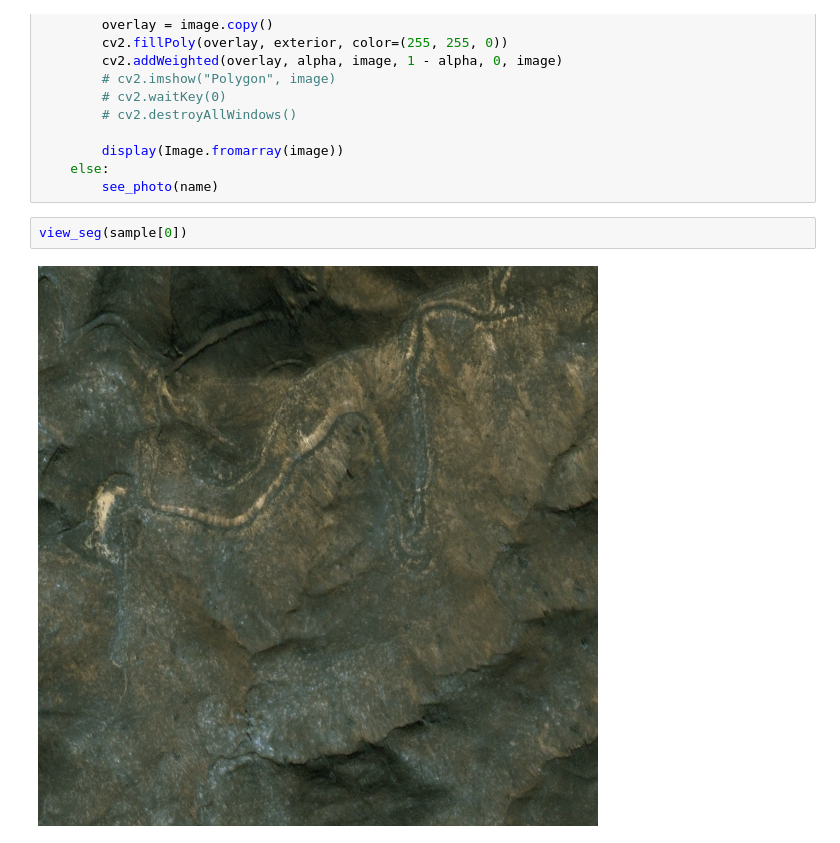
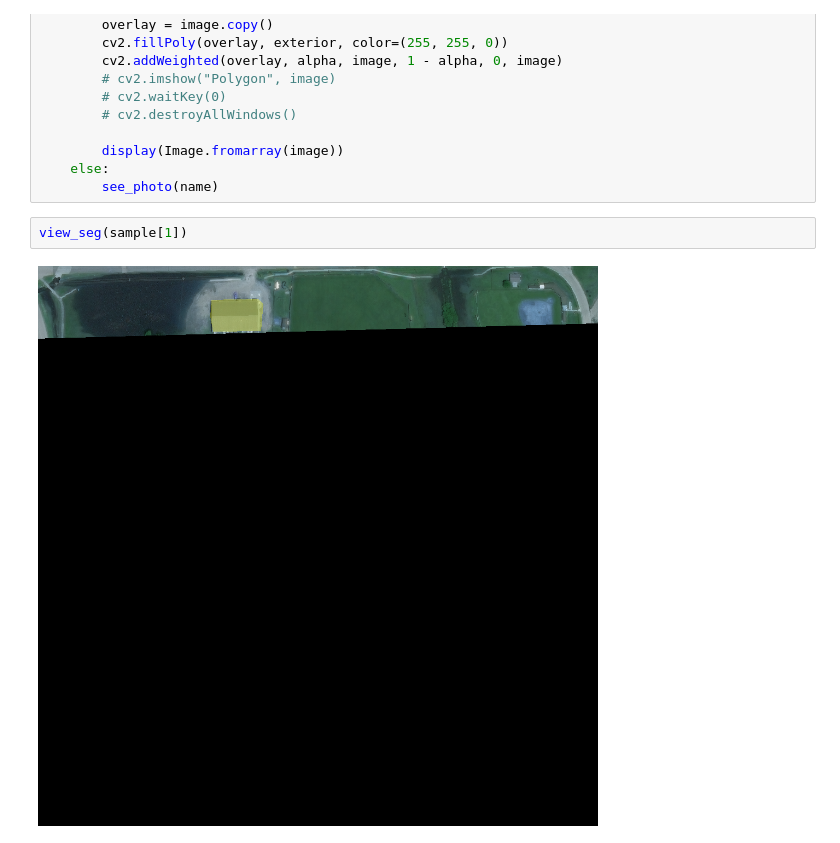
Before and after one commit to SiddarthR56/Building-Damage-Detection-in-Ukraine, a Jupyter notebook: data/visualize_data.ipynb, the cells around one changed output. Saved outputs shown, nothing was run; the diff lists cells and outputs as text.

```diff
--- a/data/visualize_data.ipynb
+++ b/data/visualize_data.ipynb
@@ -50,6 +51,6 @@ def view_seg(name):
     else:
         see_photo(name)
 # %%
-view_seg(sample[0])
+view_seg(sample[1])
 # %% [output]
-[figure, old version]
+[figure, new version]
```
Also changed, not shown: parts of 3 cells of this notebook.
